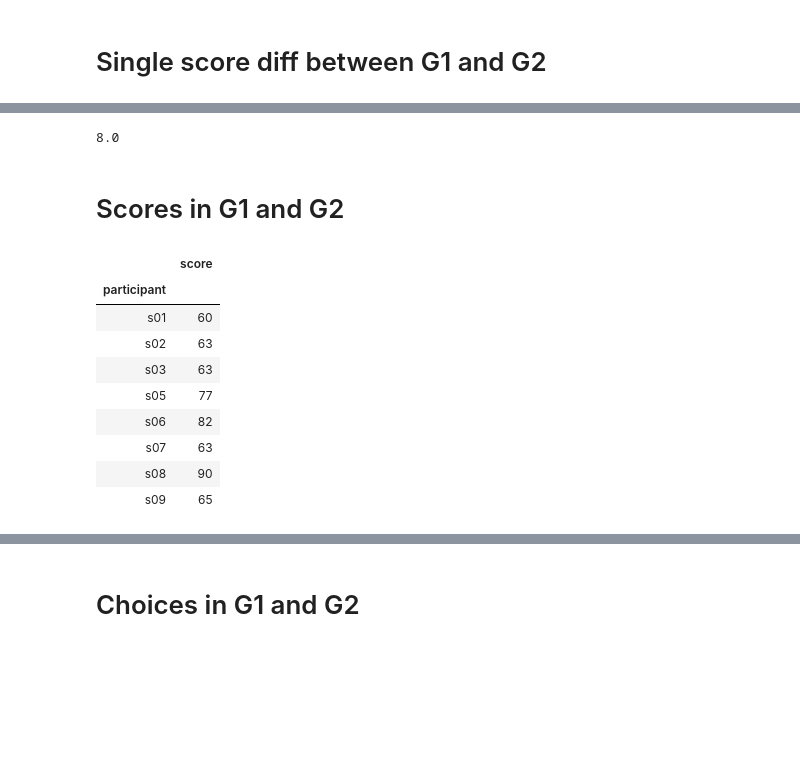
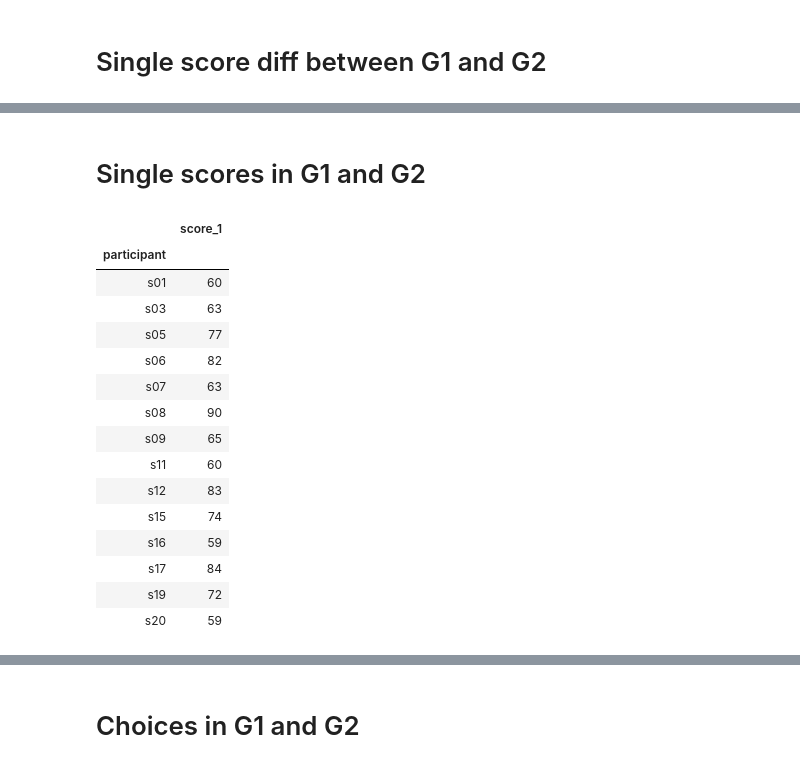
Before and after one commit to baryos/MAB, a Jupyter notebook: MAB3.ipynb, the cells around one changed output, grey strips where cells are left out. Saved outputs shown, nothing was run; the diff lists cells and outputs as text; code cells hidden in the pictures; blank space fills up the shorter version.

```diff
--- a/MAB3.ipynb
+++ b/MAB3.ipynb
@@ -480,4 +468,0 @@ score_diff_mean
-# %%
-score_diff_ex_mean
-# %% [output]
-8.0
@@ -484,30 +471,36 @@ score_diff_ex_mean
 # %% [markdown]
-# Scores in G1 and G2
+# Single scores in G1 and G2
 # %%
-s_scores_1 = pd.DataFrame({'participant':['s01', 's02', 's03', 's05',
-                               's06', 's07', 's08', 's09'], 'score':
-     [s01_p1_g1_score, s02_p1_g1_score, s03_p1_g1_score, s05_p1_g1_score,
-      s06_p1_g1_score, s07_p1_g1_score, s08_p1_g1_score, s09_p1_g1_score]})
+s_scores_1 = pd.DataFrame({'participant':['s01','s03', 's05',
+                               's06', 's07', 's08', 's09', 's11', 's12', 's15', 's16', 's17', 's19', 's20'], 'score_1':
+     [s01_p1_g1_score, s03_p1_g1_score, s05_p1_g1_score,
+      s06_p1_g1_score, s07_p1_g1_score, s08_p1_g1_score, s09_p1_g1_score, s11_p1_g1_score, s12_p1_g1_score, s15_p1_g1_score, s16_p1_g1_score, s17_p1_g1_score, s19_p1_g1_score, s20_p1_g1_score]})
 s_scores_1.set_index('participant', inplace=True, drop=True)
 s_scores_2 = pd.DataFrame({'participant':['s01', 's03', 's05',
-                               's06', 's07', 's08', 's09'], 'score':
+                               's06', 's07', 's08', 's09', 's11', 's12', 's15', 's16', 's17', 's19', 's20'], 'score_2':
     [s01_p1_g2_score, s03_p1_g2_score, s05_p1_g2_score,
-    s06_p1_g2_score, s07_p1_g2_score, s08_p1_g2_score, s09_p1_g2_score]})
+s06_p1_g2_score, s07_p1_g2_score, s08_p1_g2_score, s09_p1_g2_score, s11_p1_g2_score, s12_p1_g2_score, s15_p1_g2_score, s16_p1_g2_score, s17_p1_g2_score, s19_p1_g2_score, s20_p1_g2_score]})
 s_scores_2.set_index('participant', inplace=True, drop=True)
 #s_scores_1 = pd.DataFrame(data = d1)
 #s_scores_2 = pd.DataFrame(data = d2)
 s_scores_1
 # %% [output]
-|  | score |
+|  | score_1 |
 | participant |  |
 | s01 | 60 |
-| s02 | 63 |
 | s03 | 63 |
 | s05 | 77 |
 | s06 | 82 |
 | s07 | 63 |
 | s08 | 90 |
 | s09 | 65 |
+| s11 | 60 |
+| s12 | 83 |
+| s15 | 74 |
+| s16 | 59 |
+| s17 | 84 |
+| s19 | 72 |
+| s20 | 59 |
 # %%
 s_scores_2
 # %% [output]
```
Also changed, not shown: parts of 182 cells of this notebook, 7 other files.
